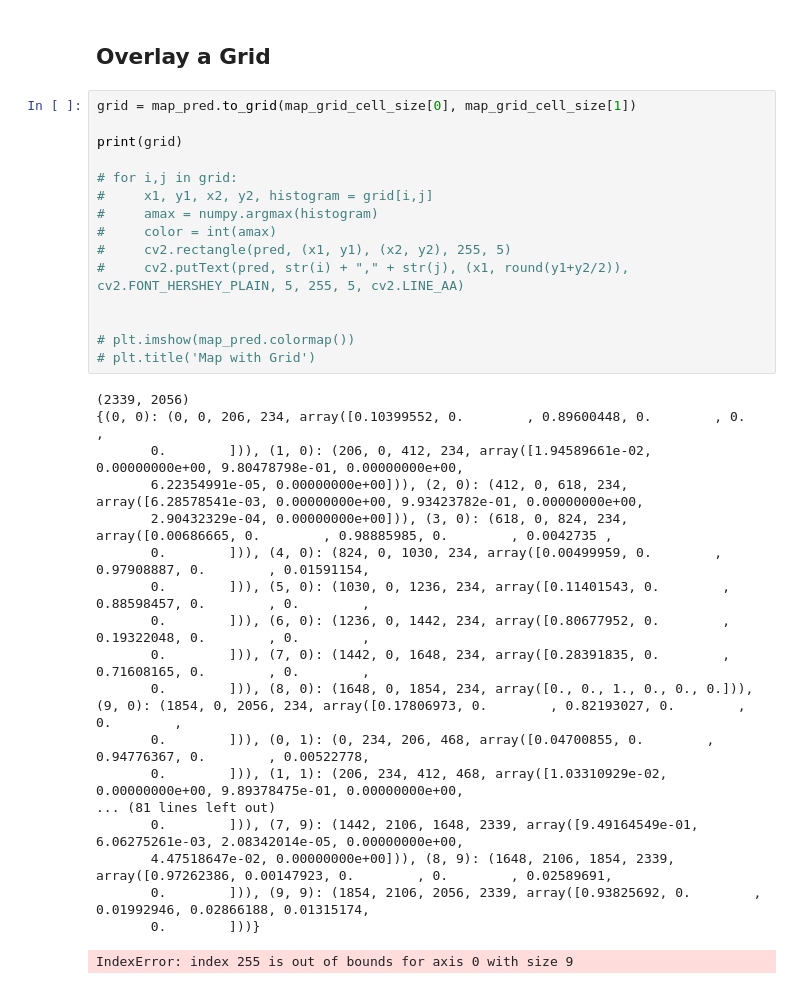
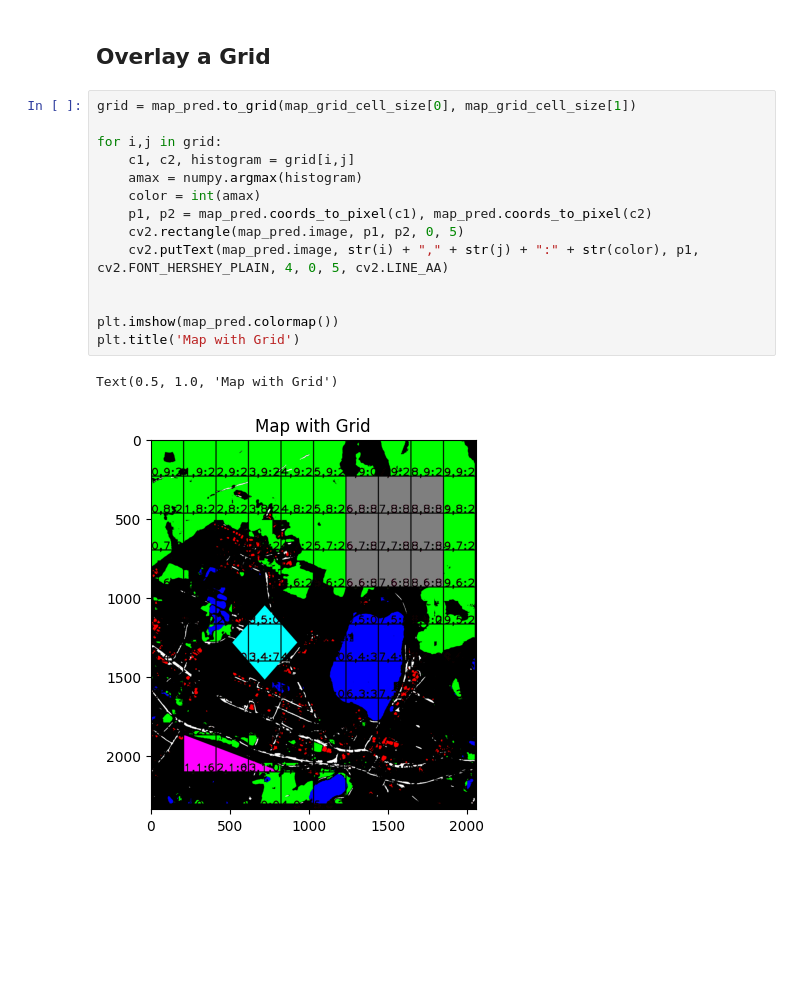
Before and after one commit to halehaka/map_cover, a Jupyter notebook: map_cover/map_cover_nb.ipynb, the cells around one changed output. Cells and saved outputs as stored; diff of their text form; blank space fills up the shorter version.

```diff
--- a/map_cover/map_cover_nb.ipynb
+++ b/map_cover/map_cover_nb.ipynb
@@ -86,34 +84,17 @@ Text(0.5, 1.0, 'Map with Polygons')
 # %%
 grid = map_pred.to_grid(map_grid_cell_size[0], map_grid_cell_size[1])
 
-print(grid)
-
-# for i,j in grid:
-#     x1, y1, x2, y2, histogram = grid[i,j]
-#     amax = numpy.argmax(histogram)
-#     color = int(amax)
-#     cv2.rectangle(pred, (x1, y1), (x2, y2), 255, 5)
-#     cv2.putText(pred, str(i) + "," + str(j), (x1, round(y1+y2/2)), cv2.FONT_HERSHEY_PLAIN, 5, 255, 5, cv2.LINE_AA)
+for i,j in grid:
+    c1, c2, histogram = grid[i,j]
+    amax = numpy.argmax(histogram)
+    color = int(amax)
+    p1, p2 = map_pred.coords_to_pixel(c1), map_pred.coords_to_pixel(c2)
+    cv2.rectangle(map_pred.image, p1, p2, 0, 5)
+    cv2.putText(map_pred.image, str(i) + "," + str(j) + ":" + str(color), p1, cv2.FONT_HERSHEY_PLAIN, 4, 0, 5, cv2.LINE_AA)
 
 
-# plt.imshow(map_pred.colormap())
-# plt.title('Map with Grid')
+plt.imshow(map_pred.colormap())
+plt.title('Map with Grid')
 # %% [output]
-(2339, 2056)
-{(0, 0): (0, 0, 206, 234, array([0.10399552, 0.        , 0.89600448, 0.        , 0.        ,
-       0.        ])), (1, 0): (206, 0, 412, 234, array([1.94589661e-02, 0.00000000e+00, 9.80478798e-01, 0.00000000e+00,
-       6.22354991e-05, 0.00000000e+00])), (2, 0): (412, 0, 618, 234, array([6.28578541e-03, 0.00000000e+00, 9.93423782e-01, 0.00000000e+00,
-       2.90432329e-04, 0.00000000e+00])), (3, 0): (618, 0, 824, 234, array([0.00686665, 0.        , 0.98885985, 0.        , 0.0042735 ,
-       0.        ])), (4, 0): (824, 0, 1030, 234, array([0.00499959, 0.        , 0.97908887, 0.        , 0.01591154,
-       0.        ])), (5, 0): (1030, 0, 1236, 234, array([0.11401543, 0.        , 0.88598457, 0.        , 0.        ,
-       0.        ])), (6, 0): (1236, 0, 1442, 234, array([0.80677952, 0.        , 0.19322048, 0.        , 0.        ,
-       0.        ])), (7, 0): (1442, 0, 1648, 234, array([0.28391835, 0.        , 0.71608165, 0.        , 0.        ,
-       0.        ])), (8, 0): (1648, 0, 1854, 234, array([0., 0., 1., 0., 0., 0.])), (9, 0): (1854, 0, 2056, 234, array([0.17806973, 0.        , 0.82193027, 0.        , 0.        ,
-       0.        ])), (0, 1): (0, 234, 206, 468, array([0.04700855, 0.        , 0.94776367, 0.        , 0.00522778,
-       0.        ])), (1, 1): (206, 234, 412, 468, array([1.03310929e-02, 0.00000000e+00, 9.89378475e-01, 0.00000000e+00,
-... (81 lines left out)
-       0.        ])), (7, 9): (1442, 2106, 1648, 2339, array([9.49164549e-01, 6.06275261e-03, 2.08342014e-05, 0.00000000e+00,
-       4.47518647e-02, 0.00000000e+00])), (8, 9): (1648, 2106, 1854, 2339, array([0.97262386, 0.00147923, 0.        , 0.        , 0.02589691,
-       0.        ])), (9, 9): (1854, 2106, 2056, 2339, array([0.93825692, 0.        , 0.01992946, 0.02866188, 0.01315174,
-       0.        ]))}
+Text(0.5, 1.0, 'Map with Grid')
-IndexError: index 255 is out of bounds for axis 0 with size 9
+[figure, added]
```
Also changed, not shown: parts of 10 cells of this notebook, 2 other files.
